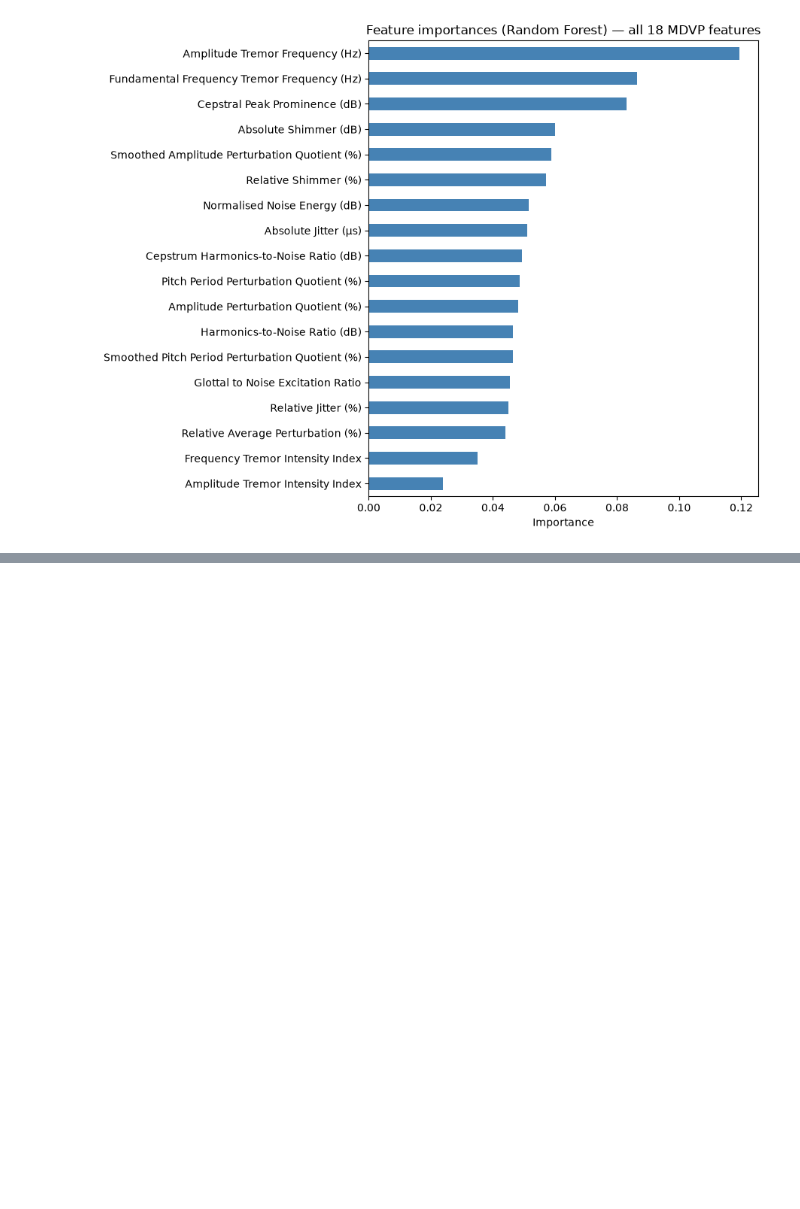
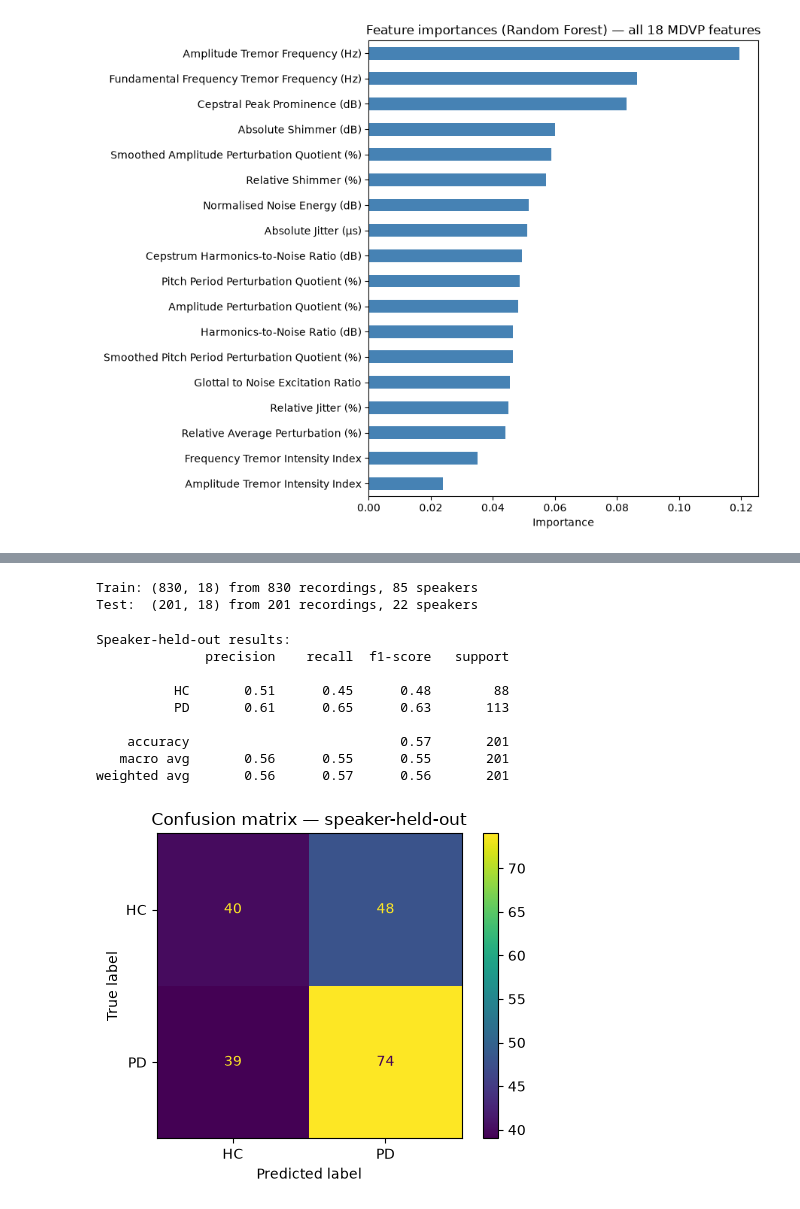
Before and after one commit to Evelyn-Ding/summeratseas, a Jupyter notebook: week-07/neurovoz_mdvp_features.ipynb, the cells around one changed output, grey strips where cells are left out. Cells and saved outputs as stored; diff of their text form; code cells hidden in the pictures; blank space fills up the shorter version.

```diff
--- a/week-07/neurovoz_mdvp_features.ipynb
+++ b/week-07/neurovoz_mdvp_features.ipynb
@@ -207,0 +241,51 @@ plt.show()
+# %%
+# extract speaker id from filename (e.g. 'HC_A1_0034.wav' -> 'HC_0034')
+fname = df["AudioPath"].str.split("/").str[-1]
+parts = fname.str.extract(r"(HC|PD)_([A-Za-z0-9]+)_(\d+)\.wav")
+df["speaker"] = parts[0] + "_" + parts[2]
+
+speakers = df[["speaker", "label"]].drop_duplicates()
+train_speakers, test_speakers = train_test_split(
+    speakers["speaker"], test_size=0.2, random_state=42, stratify=speakers["label"]
+)
+
+train_mask = df["speaker"].isin(train_speakers)
+test_mask = df["speaker"].isin(test_speakers)
+
+X_train_spk = df.loc[train_mask, feature_cols].values
+y_train_spk = df.loc[train_mask, "label"].values
+X_test_spk = df.loc[test_mask, feature_cols].values
+y_test_spk = df.loc[test_mask, "label"].values
+
+print(f"Train: {X_train_spk.shape} from {train_mask.sum()} recordings, {len(train_speakers)} speakers")
+print(f"Test:  {X_test_spk.shape} from {test_mask.sum()} recordings, {len(test_speakers)} speakers")
+# %% [output]
+Train: (830, 18) from 830 recordings, 85 speakers
+Test:  (201, 18) from 201 recordings, 22 speakers
+# %%
+rf_spk = RandomForestClassifier(n_estimators=100, class_weight="balanced", random_state=42, n_jobs=-1)
+rf_spk.fit(X_train_spk, y_train_spk)
+
+print("Speaker-held-out results:")
+print(classification_report(y_test_spk, rf_spk.predict(X_test_spk), target_names=["HC", "PD"]))
+
+fig, ax = plt.subplots(figsize=(5, 4))
+ConfusionMatrixDisplay.from_predictions(
+    y_test_spk, rf_spk.predict(X_test_spk),
+    display_labels=["HC", "PD"],
+    ax=ax,
+)
+ax.set_title("Confusion matrix — speaker-held-out")
+plt.tight_layout()
+plt.show()
+# %% [output]
+Speaker-held-out results:
+              precision    recall  f1-score   support
+
+          HC       0.51      0.45      0.48        88
+          PD       0.61      0.65      0.63       113
+
+    accuracy                           0.57       201
+   macro avg       0.56      0.55      0.55       201
+weighted avg       0.56      0.57      0.56       201
+[figure, added]
```
Also changed, not shown: parts of 8 cells of this notebook.
